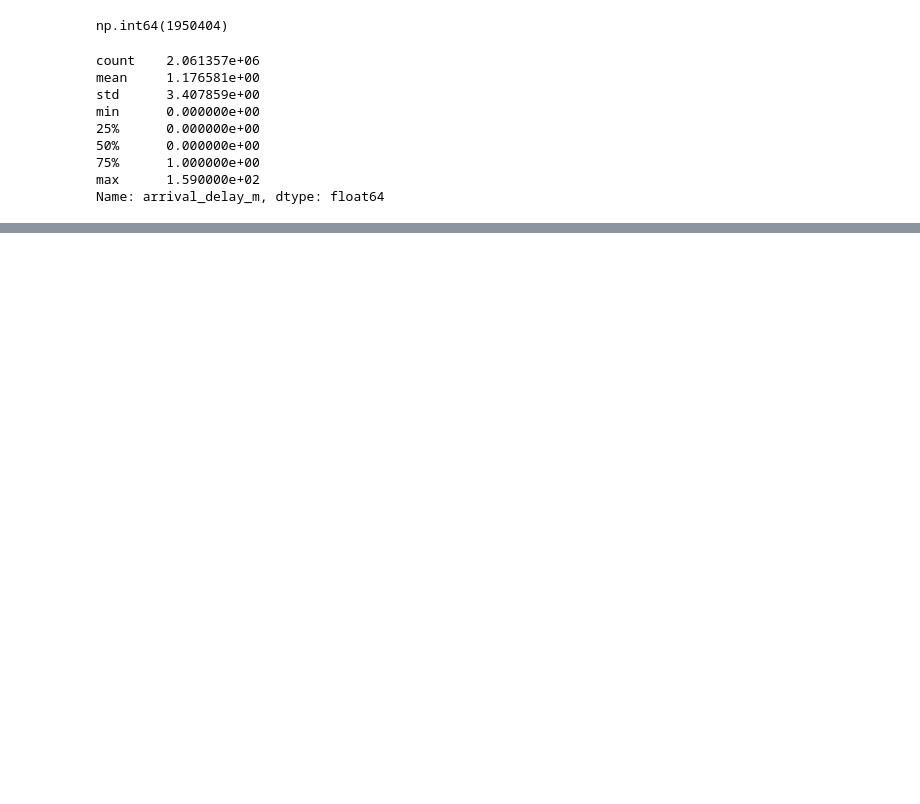
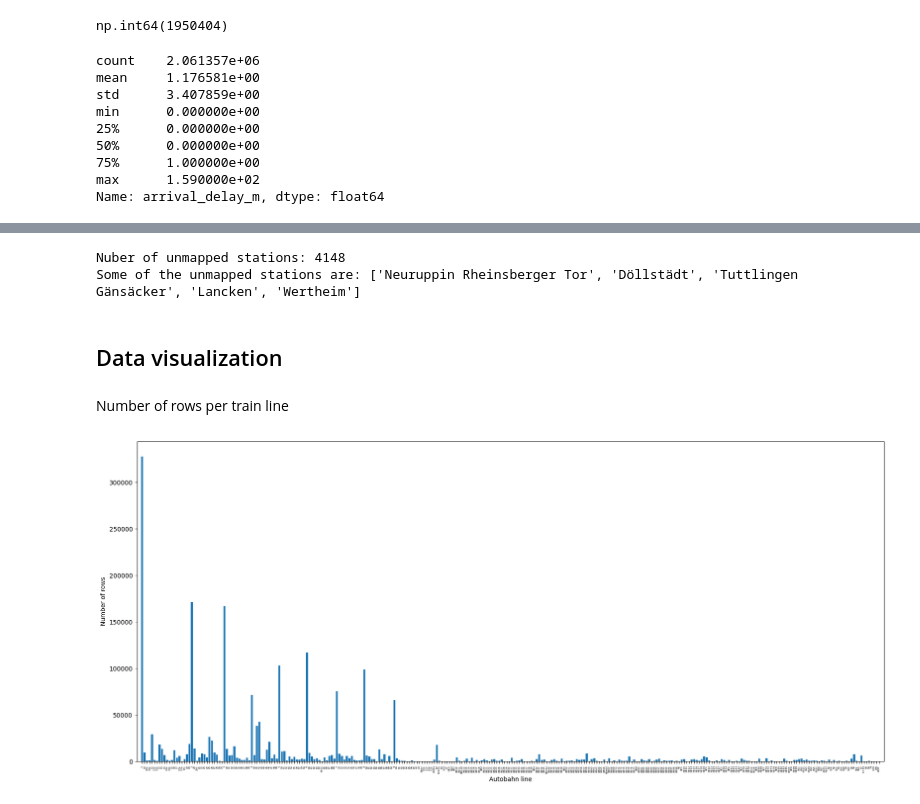
Before and after one commit to anadditivity/ml-deutsche-bahn-delays, a Jupyter notebook: data_exploration.ipynb, the cells around one changed output, grey strips where cells are left out. Saved outputs shown, nothing was run; the diff lists cells and outputs as text; code cells hidden in the pictures; blank space fills up the shorter version.

Commit message:
some transformation and train line graphs

```diff
--- a/data_exploration.ipynb
+++ b/data_exploration.ipynb
@@ -39,0 +59,56 @@ Name: arrival_delay_m, dtype: float64
+# %%
+#number of stops
+data['num_stops'] = data['path_list'].apply(len)
+# %%
+#function to map station to eva number
+unmapped_stations = set()
+
+def map_station_to_eva(station_name, station_to_eva_dict):
+    if pd.isna(station_name):
+        return None
+    # Removing text after 'Hbf', keeping 'Hbf' itself
+    cleaned = re.sub(r'(Hbf).*', r'\1', station_name)
+    cleaned = cleaned.replace('(', ' ').replace(')', ' ')
+    cleaned = cleaned.strip()
+
+    return station_to_eva_dict.get(cleaned)
+
+def map_and_track_missing(station_list, station_to_eva_dict):
+    mapped = []
+    for station in station_list:
+        eva = map_station_to_eva(station, station_to_eva_dict)
+        if eva is None:
+            unmapped_stations.add(station)
+        mapped.append(eva)
+    return mapped
+# %%
+#mapping the stations to their eva numbers
+data['station'] = data['station'].str.replace(r'[()]', '', regex=True)
+
+station_to_eva_rows = data[['station', 'eva_nr']].dropna().drop_duplicates()
+station_to_eva_dict = dict(zip(station_to_eva_rows['station'], station_to_eva_rows['eva_nr']))
+
+data['path_eva'] = data['path_list'].apply(lambda station_list: map_and_track_missing(station_list, station_to_eva_dict))
+# %%
+print(f"Nuber of unmapped stations: {len(unmapped_stations)}")
+print(f"Some of the unmapped stations are: {list(unmapped_stations)[:5]}")
+# %% [output]
+Nuber of unmapped stations: 4148
+Some of the unmapped stations are: ['Neuruppin Rheinsberger Tor', 'Döllstädt', 'Tuttlingen Gänsäcker', 'Lancken', 'Wertheim']
+# %% [markdown]
+## Data visualization
+# %% [markdown]
+Number of rows per train line
+# %%
+#All
+counts = data['line'].value_counts().sort_index()
+plt.figure(figsize=(18,8))
+plt.bar(counts.index.astype(str), counts.values)
+plt.xlabel("Autobahn line")
+plt.ylabel("Number of rows")
+plt.xticks(rotation=90,fontsize=4)
+plt.xlim(-2, len(counts.index) + 1)
+plt.tight_layout()
+plt.show()
+# %% [output]
+[figure, added]
```
Also changed, not shown: parts of 9 cells of this notebook.
